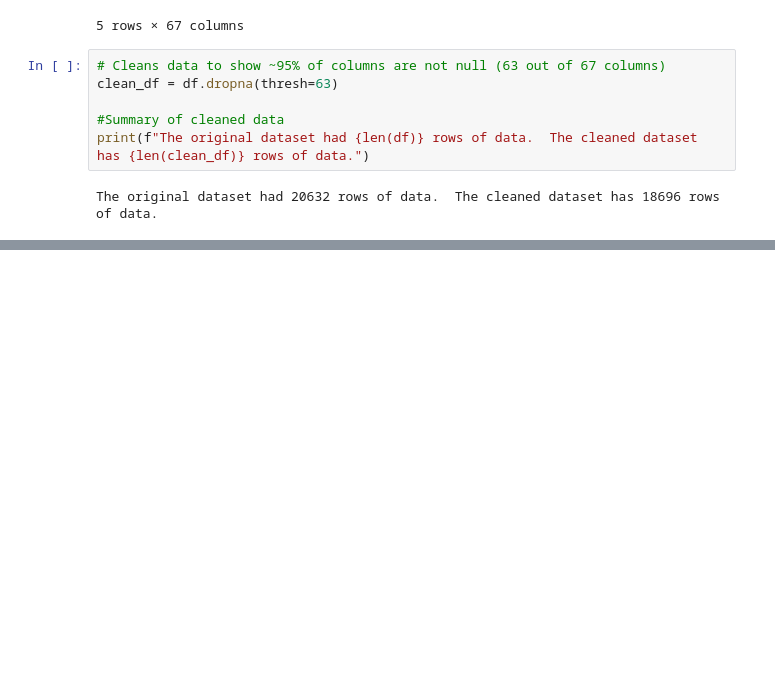
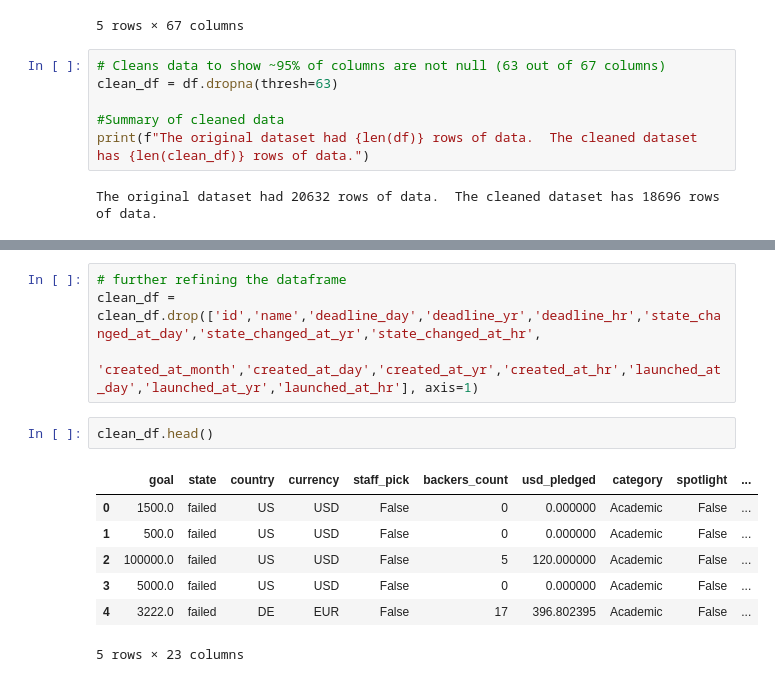
Before and after one commit to andrew8185/nwu-project-4, a Jupyter notebook: kickstarter_analysis.ipynb, the cells around one changed output, grey strips where cells are left out. Drawn from its saved outputs; the diff is of its cells as text; blank space fills up the shorter version.

Commit message:
further etl

```diff
--- a/kickstarter_analysis.ipynb
+++ b/kickstarter_analysis.ipynb
@@ -83,0 +137,14 @@ dtype: object
+# %%
+# further refining the dataframe
+clean_df = clean_df.drop(['id','name','deadline_day','deadline_yr','deadline_hr','state_changed_at_day','state_changed_at_yr','state_changed_at_hr',
+                          'created_at_month','created_at_day','created_at_yr','created_at_hr','launched_at_day','launched_at_yr','launched_at_hr'], axis=1)
+# %%
+clean_df.head()
+# %% [output]
+|  | goal | state | country | currency | staff_pick | backers_count | usd_pledged | category | spotlight | ... |
+| 0 | 1500.0 | failed | US | USD | False | 0 | 0.000000 | Academic | False | ... |
+| 1 | 500.0 | failed | US | USD | False | 0 | 0.000000 | Academic | False | ... |
+| 2 | 100000.0 | failed | US | USD | False | 5 | 120.000000 | Academic | False | ... |
+| 3 | 5000.0 | failed | US | USD | False | 0 | 0.000000 | Academic | False | ... |
+| 4 | 3222.0 | failed | DE | EUR | False | 17 | 396.802395 | Academic | False | ... |
+5 rows × 23 columns
```
Also changed, not shown: parts of 11 cells of this notebook.
